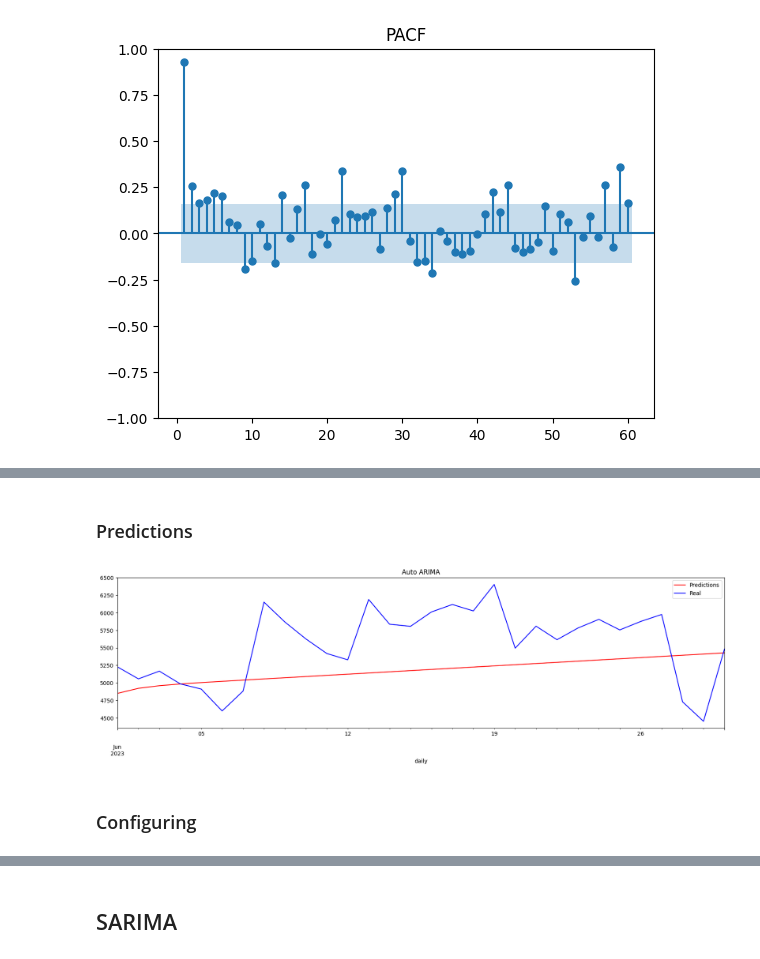
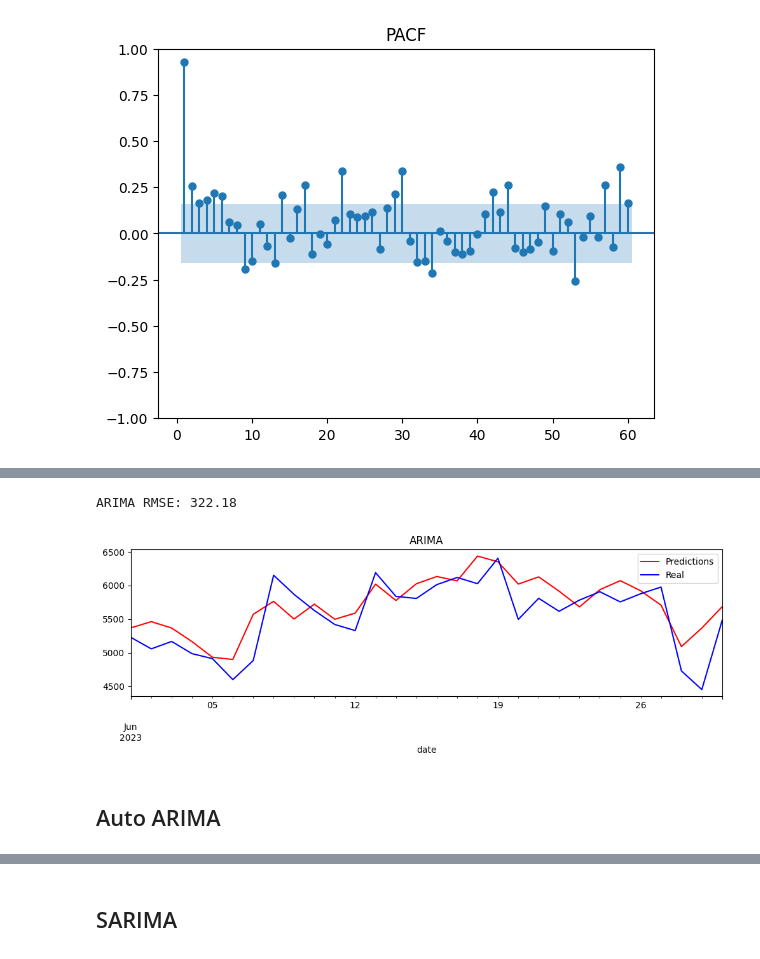
Before and after one commit to Ly-Ax/retaiLy_24, a Jupyter notebook: notebooks/time_series/arima_prophet.ipynb, the cells around one changed output, grey strips where cells are left out. Cells and saved outputs as stored; diff of their text form; code cells hidden in the pictures.

```diff
--- a/notebooks/time_series/arima_prophet.ipynb
+++ b/notebooks/time_series/arima_prophet.ipynb
@@ -47,6 +47,14 @@ arima_test = df_test.copy()
 # %%
-arima_train.set_index(arima_train.daily, inplace=True)
-arima_train.drop(columns=['daily'], inplace=True)
+# ARIMA Datasets
+arima_train = df_train.copy()
+arima_test = df_test.copy()
+
+arima_train.set_index(arima_train.date, inplace=True)
+arima_train.drop(columns=['date'], inplace=True)
+
+arima_test.set_index(arima_test.date, inplace=True)
+arima_test.drop(columns=['date'], inplace=True)
+
 arima_train.head(2)
 # %% [output]
 |  | sales |
@@ -54,6 +62,2 @@ arima_train.head(2)
 | 2023-01-01 | 2508.20 |
 | 2023-01-02 | 2403.35 |
-# %%
-arima_test.set_index(arima_test.daily, inplace=True)
-arima_test.drop(columns=['daily'], inplace=True)
-arima_test.head(2)
@@ -109,2 +97,0 @@ Warnings:
-# %% [markdown]
-### Predictions
@@ -113,14 +98,23 @@ arima_pred = pd.DataFrame(model_auto.predict(n_periods=num_days), index=arima_te
+# %%
+model_arima = ARIMA(arima_train, order=(30, 2, 2)).fit()
+# %%
+arima_pred = model_arima.forecast(steps=num_days)
+
+arima_rmse = round(np.sqrt(mean_squared_error(arima_test, arima_pred)),2)
+print('ARIMA RMSE:', arima_rmse)
+# %% [output]
+ARIMA RMSE: 322.18
 # %%
-arima_pred.plot(figsize=(20,5), color='red')
+arima_pred.plot(figsize=(12,3), color='red')
 arima_test.sales.plot(color='blue')
 
-plt.title('Auto ARIMA')
+plt.title('ARIMA')
 plt.legend(['Predictions','Real'])
 plt.show()
 # %% [output]
-[figure, old version]
+[figure, new version]
-# %% [markdown]
-### Configuring
+# %% [markdown]
+## Auto ARIMA
 # %%
 model_auto = auto_arima(arima_train, start_p=1, start_q=1, max_p=30, max_q=30,
                         max_order=None, start_P=1, start_Q=0, m=10, d=0, D=1)
```
Also changed, not shown: parts of 41 cells of this notebook.
